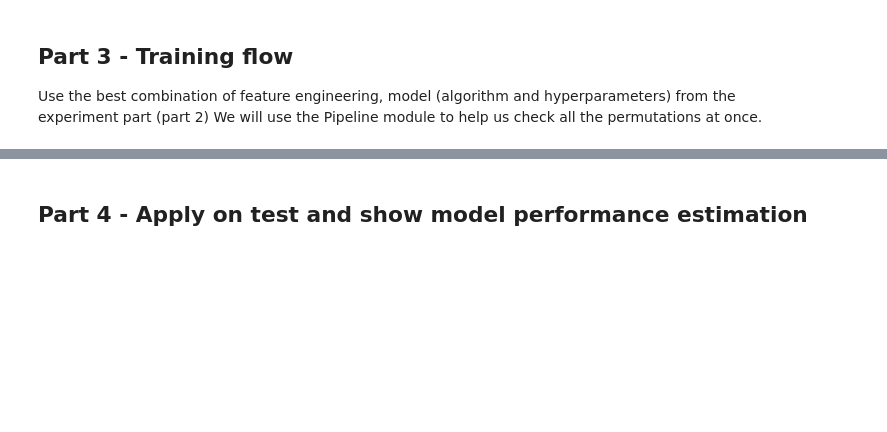
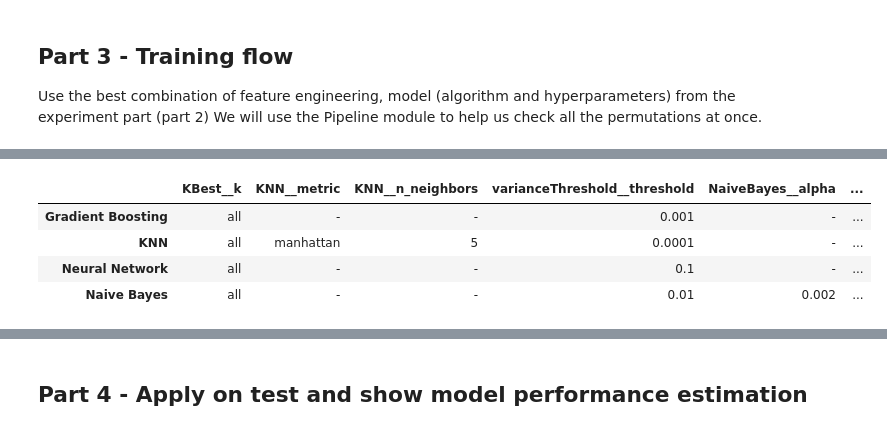
Before and after one commit to rroyd/supervised-learning-flow, a Jupyter notebook: Assignment2_supervised_learning_flow.ipynb, the cells around one changed output, grey strips where cells are left out. Saved outputs shown, nothing was run; the diff lists cells and outputs as text; code cells hidden in the pictures; blank space fills up the shorter version.

```diff
--- a/Assignment2_supervised_learning_flow.ipynb
+++ b/Assignment2_supervised_learning_flow.ipynb
@@ -389,0 +418,19 @@ We will use the Pipeline module to help us check all the permutations at once.
+# %%
+comparison_dictionary = {
+    'KNN' : best_params_KNN,
+    'Naive Bayes' : best_params_NB,
+    'Neural Network' : best_params_NN,
+    'Gradient Boosting' : best_params_gbc,
+}
+df = pd.DataFrame(comparison_dictionary)
+df.fillna("-", inplace = True)
+df = df.T
+df["F1"] = [best_score_KNN, best_score_NB, best_score_NN, best_score_gbc]
+df.sort_values(by = ["F1"], inplace = True, ascending = False)
+df
+# %% [output]
+|  | KBest__k | KNN__metric | KNN__n_neighbors | varianceThreshold__threshold | NaiveBayes__alpha | ... |
+| Gradient Boosting | all | - | - | 0.001 | - | ... |
+| KNN | all | manhattan | 5 | 0.0001 | - | ... |
+| Neural Network | all | - | - | 0.1 | - | ... |
+| Naive Bayes | all | - | - | 0.01 | 0.002 | ... |
```
Also changed, not shown: parts of 22 cells of this notebook.
